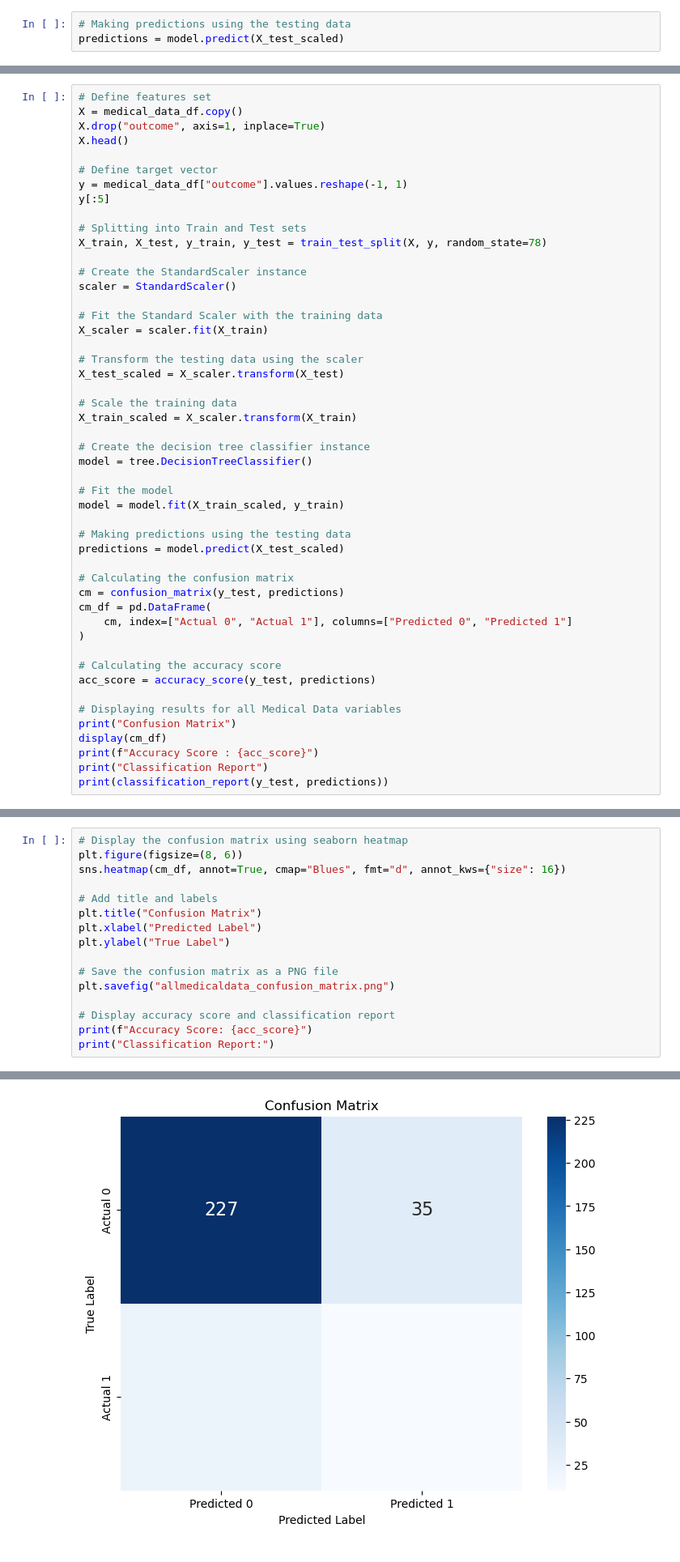
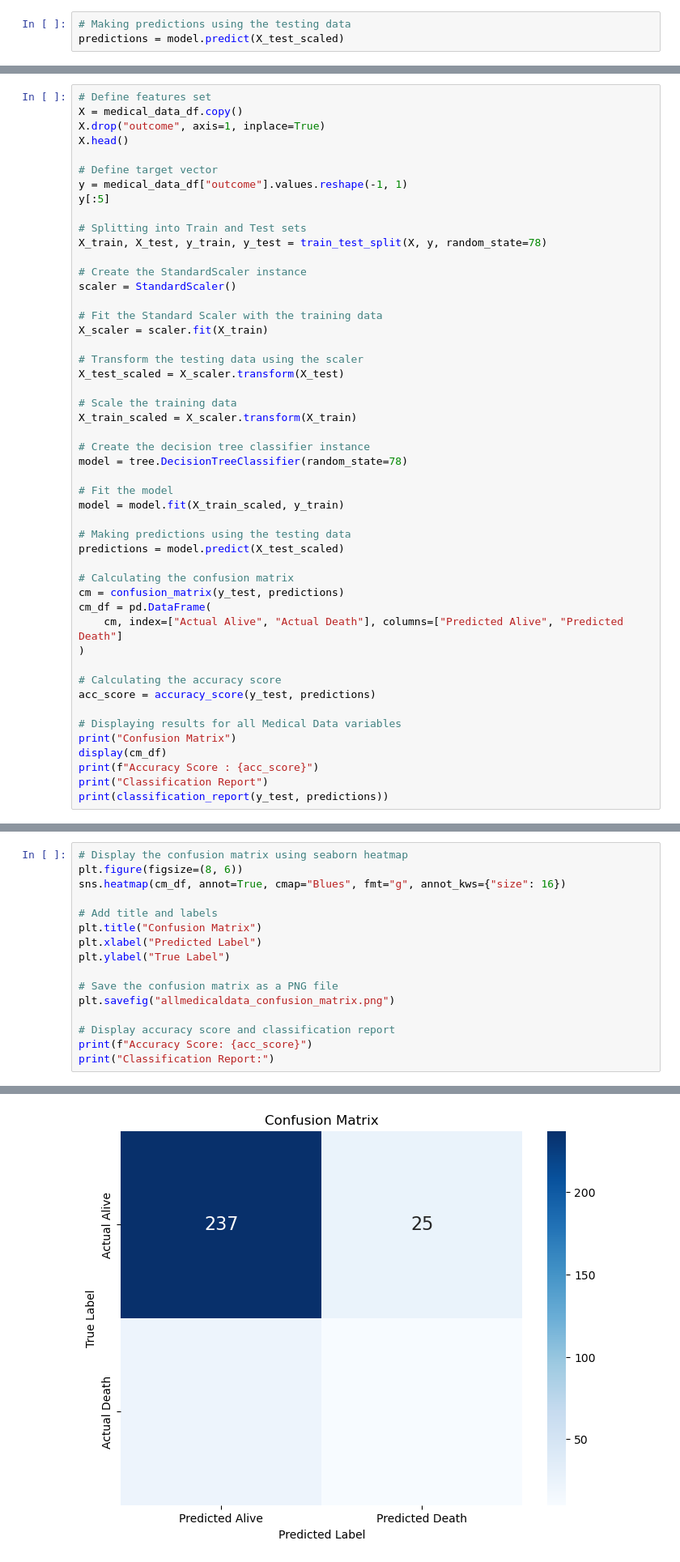
Before and after one commit to emilybowers3000/Project_4_Group_1, a Jupyter notebook: project_4.ipynb, the cells around one changed output, grey strips where cells are left out. Shown at 81% size. Cells and saved outputs as stored; diff of their text form.

```diff
--- a/project_4.ipynb
+++ b/project_4.ipynb
@@ -433,7 +438,7 @@ X_test_scaled = X_scaler.transform(X_test)
 X_train_scaled = X_scaler.transform(X_train)
 
 # Create the decision tree classifier instance
-model = tree.DecisionTreeClassifier()
+model = tree.DecisionTreeClassifier(random_state=78)
 
 # Fit the model
 model = model.fit(X_train_scaled, y_train)
@@ -444,7 +449,7 @@ predictions = model.predict(X_test_scaled)
 # Calculating the confusion matrix
 cm = confusion_matrix(y_test, predictions)
 cm_df = pd.DataFrame(
-    cm, index=["Actual 0", "Actual 1"], columns=["Predicted 0", "Predicted 1"]
+    cm, index=["Actual Alive", "Actual Death"], columns=["Predicted Alive", "Predicted Death"]
 )
 
 # Calculating the accuracy score
@@ -481,7 +491,7 @@ The recall for class 0 (0.92) indicates that the model correctly identifies 92%
 # %%
 # Display the confusion matrix using seaborn heatmap
 plt.figure(figsize=(8, 6))
-sns.heatmap(cm_df, annot=True, cmap="Blues", fmt="d", annot_kws={"size": 16})
+sns.heatmap(cm_df, annot=True, cmap="Blues", fmt="g", annot_kws={"size": 16})
 
 # Add title and labels
 plt.title("Confusion Matrix")
@@ -499,2 +509,2 @@ Accuracy Score: 0.8061224489795918
 Classification Report:
-[figure, old version]
+[figure, new version]
```
Also changed, not shown: parts of 19 cells of this notebook, 14 other files.
